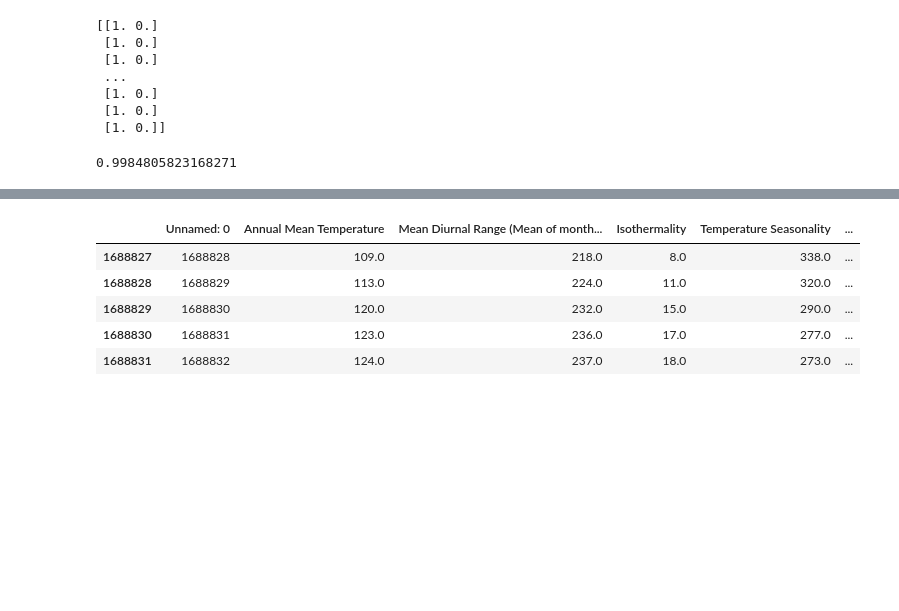
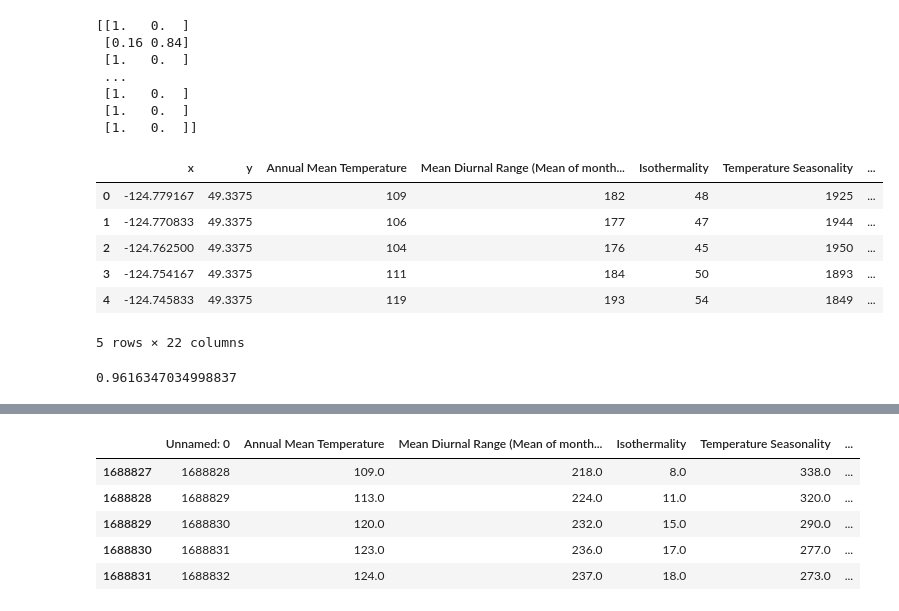
Before and after one commit to Senkichi/The_Catastrophe_Coefficient, a Jupyter notebook: static/Python/random_forest_predictions_2050.ipynb, the cells around one changed output, grey strips where cells are left out. Cells and saved outputs as stored; diff of their text form; code cells hidden in the pictures; blank space fills up the shorter version.

Commit message:
template for random forest

```diff
--- a/static/Python/random_forest_predictions_2050.ipynb
+++ b/static/Python/random_forest_predictions_2050.ipynb
@@ -61,3 +84,6 @@ new_data.head()
+# %%
+from sklearn.model_selection import train_test_split
+X_train, X_test, y_train, y_test = train_test_split(new_data, target, random_state=42)
 # %%
 clf = tree.DecisionTreeClassifier()
 clf = clf.fit(X_train, y_train)
@@ -67,21 +93,34 @@ clf.score(X_test, y_test)
 # %%
 from sklearn.ensemble import RandomForestClassifier
 rf = RandomForestClassifier(n_estimators=100)
-rf = rf.fit(new_data, target)
-prediction = rf.predict_proba(new_data)
+rf = rf.fit(X_train, y_train)
+prediction = rf.predict_proba(X_test)
 print(prediction)
 # %% [output]
-[[1. 0.]
- [1. 0.]
- [1. 0.]
+[[1.   0.  ]
+ [0.16 0.84]
+ [1.   0.  ]
  ...
- [1. 0.]
- [1. 0.]
- [1. 0.]]
+ [1.   0.  ]
+ [1.   0.  ]
+ [1.   0.  ]]
+# %%
+predict_2050 = rf.predict_proba(x_new)
+# %%
+harsh_2050['Predictions'] = predict_2050[:,1]
+harsh_2050.head()
+# %% [output]
+|  | x | y | Annual Mean Temperature | Mean Diurnal Range (Mean of month... | Isothermality | Temperature Seasonality | ... |
+| 0 | -124.779167 | 49.3375 | 109 | 182 | 48 | 1925 | ... |
+| 1 | -124.770833 | 49.3375 | 106 | 177 | 47 | 1944 | ... |
+| 2 | -124.762500 | 49.3375 | 104 | 176 | 45 | 1950 | ... |
+| 3 | -124.754167 | 49.3375 | 111 | 184 | 50 | 1893 | ... |
+| 4 | -124.745833 | 49.3375 | 119 | 193 | 54 | 1849 | ... |
+5 rows × 22 columns
 # %%
-rf.score(new_data, target)
+rf.score(X_test, y_test)
 # %% [output]
-0.9984805823168271
+0.9616347034998837
 # %%
 sorted(zip(rf.feature_importances_, feature_names), reverse=True)
 # %% [output]
```
Also changed, not shown: parts of 5 cells of this notebook.
